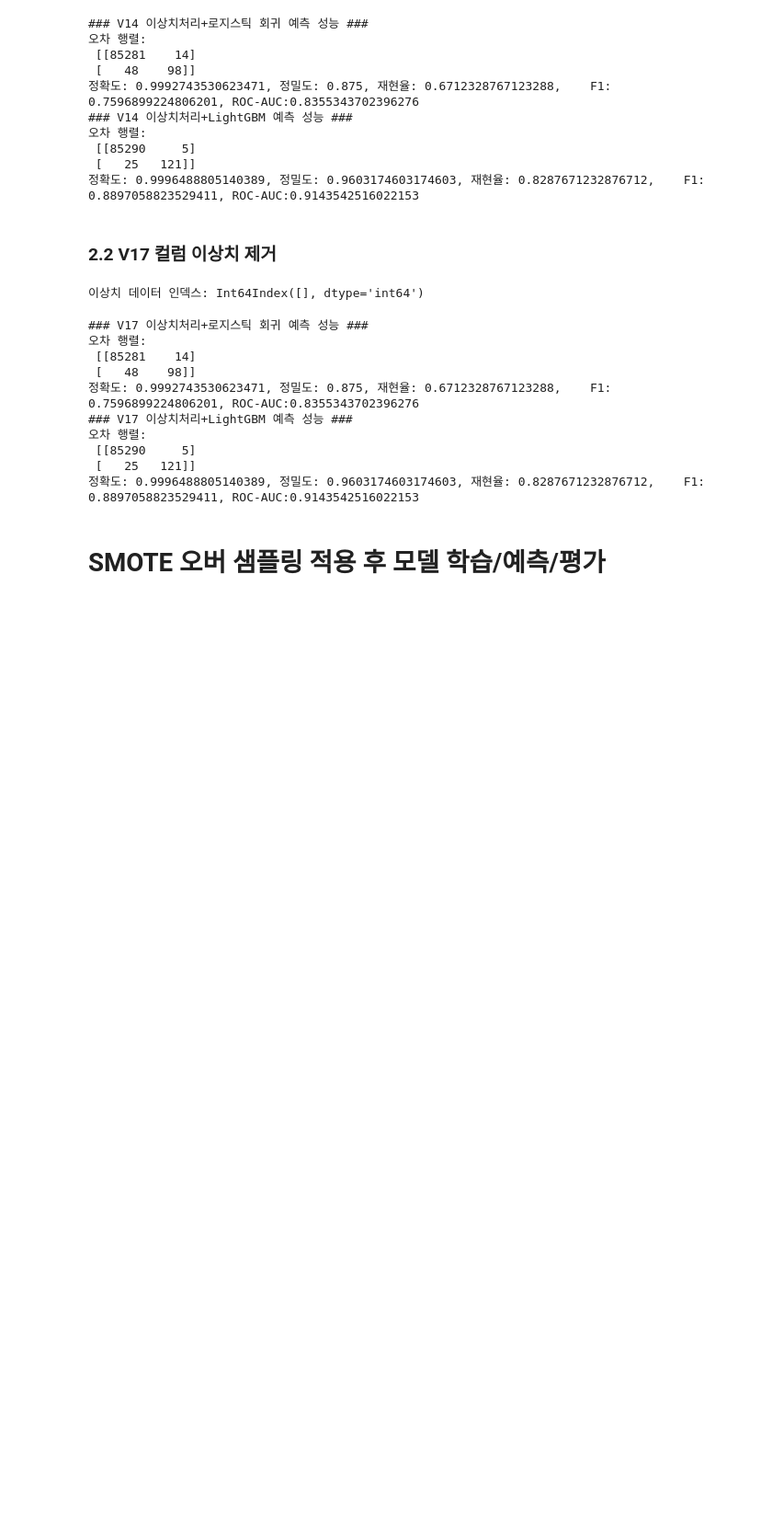
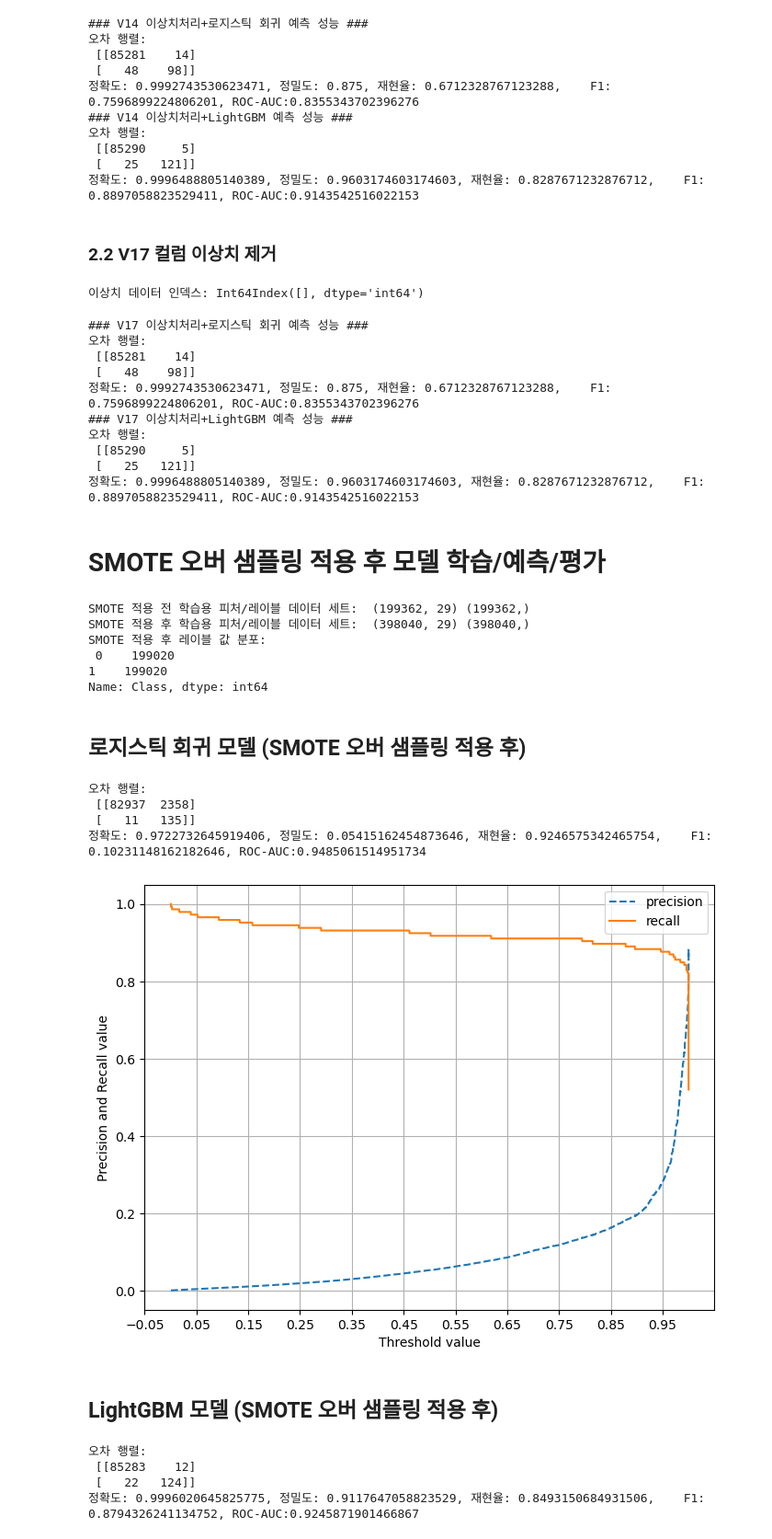
Before and after one commit to selina7704/Machine-Learning, a Jupyter notebook: 04_신용카드사기검출.ipynb, the cells around one changed output. Shown at 92% size. Saved outputs shown, nothing was run; the diff lists cells and outputs as text; code cells hidden in the pictures; blank space fills up the shorter version.

```diff
--- a/04_신용카드사기검출.ipynb
+++ b/04_신용카드사기검출.ipynb
@@ -320,3 +320,73 @@ get_model_train_eval(lgbm_clf, ftr_train=X_train, ftr_test=X_test, tgt_train=y_t
 정확도: 0.9996488805140389, 정밀도: 0.9603174603174603, 재현율: 0.8287671232876712,    F1: 0.8897058823529411, ROC-AUC:0.9143542516022153
 # %% [markdown]
 # SMOTE 오버 샘플링 적용 후 모델 학습/예측/평가
+# %%
+from imblearn.over_sampling import SMOTE
+
+smote = SMOTE(random_state=0)
+
+X_train_over, y_train_over = smote.fit_resample(X_train, y_train)
+
+print('SMOTE 적용 전 학습용 피처/레이블 데이터 세트: ', X_train.shape, y_train.shape)
+print('SMOTE 적용 후 학습용 피처/레이블 데이터 세트: ', X_train_over.shape, y_train_over.shape)
+print('SMOTE 적용 후 레이블 값 분포:\n',pd.Series(y_train_over).value_counts())
+# %% [output]
+SMOTE 적용 전 학습용 피처/레이블 데이터 세트:  (199362, 29) (199362,)
+SMOTE 적용 후 학습용 피처/레이블 데이터 세트:  (398040, 29) (398040,)
+SMOTE 적용 후 레이블 값 분포:
+ 0    199020
+1    199020
+Name: Class, dtype: int64
+# %% [markdown]
+## 로지스틱 회귀 모델 (SMOTE 오버 샘플링 적용 후)
+# %%
+lr_clf = LogisticRegression(max_iter=1000)
+
+# ftr_train과 tgt_train 인자값이 SMOTE 증식된 X_train_over와 y_train_over로 변경됨에 유의
+get_model_train_eval(lr_clf, ftr_train=X_train_over, ftr_test=X_test, tgt_train=y_train_over, tgt_test=y_test)
+# %% [output]
+오차 행렬:
+ [[82937  2358]
+ [   11   135]]
+정확도: 0.9722732645919406, 정밀도: 0.05415162454873646, 재현율: 0.9246575342465754,    F1: 0.10231148162182646, ROC-AUC:0.9485061514951734
+# %%
+# 시각화 precision_recall_curve_plot
+
+import matplotlib.pyplot as plt
+import matplotlib.ticker as ticker
+from sklearn.metrics import precision_recall_curve
+%matplotlib inline
+
+def precision_recall_curve_plot(y_test , pred_proba_c1):
+    # threshold ndarray와 이 threshold에 따른 정밀도, 재현율 ndarray 추출.
+    precisions, recalls, thresholds = precision_recall_curve( y_test, pred_proba_c1)
+
+    # X축을 threshold값으로, Y축은 정밀도, 재현율 값으로 각각 Plot 수행. 정밀도는 점선으로 표시
+    plt.figure(figsize=(8,6))
+    threshold_boundary = thresholds.shape[0]
+    plt.plot(thresholds, precisions[0:threshold_boundary], linestyle='--', label='precision')
+    plt.plot(thresholds, recalls[0:threshold_boundary],label='recall')
+
+    # threshold 값 X 축의 Scale을 0.1 단위로 변경
+    start, end = plt.xlim()
+    plt.xticks(np.round(np.arange(start, end, 0.1),2))
+
+    # x축, y축 label과 legend, 그리고 grid 설정
+    plt.xlabel('Threshold value'); plt.ylabel('Precision and Recall value')
+    plt.legend(); plt.grid()
+    plt.show()
+# %%
+precision_recall_curve_plot( y_test, lr_clf.predict_proba(X_test)[:, 1] )
+# %% [output]
+[figure, added]
+# %% [markdown]
+## LightGBM 모델 (SMOTE 오버 샘플링 적용 후)
+# %%
+lgbm_clf = LGBMClassifier(n_estimators=1000, num_leaves=64, n_jobs=-1, boost_from_average=False)
+get_model_train_eval(lgbm_clf, ftr_train=X_train_over, ftr_test=X_test,
+                  tgt_train=y_train_over, tgt_test=y_test)
+# %% [output]
+오차 행렬:
+ [[85283    12]
+ [   22   124]]
+정확도: 0.9996020645825775, 정밀도: 0.9117647058823529, 재현율: 0.8493150684931506,    F1: 0.8794326241134752, ROC-AUC:0.9245871901466867
```
Also changed, not shown: parts of 1 cell of this notebook, 33 other files.
